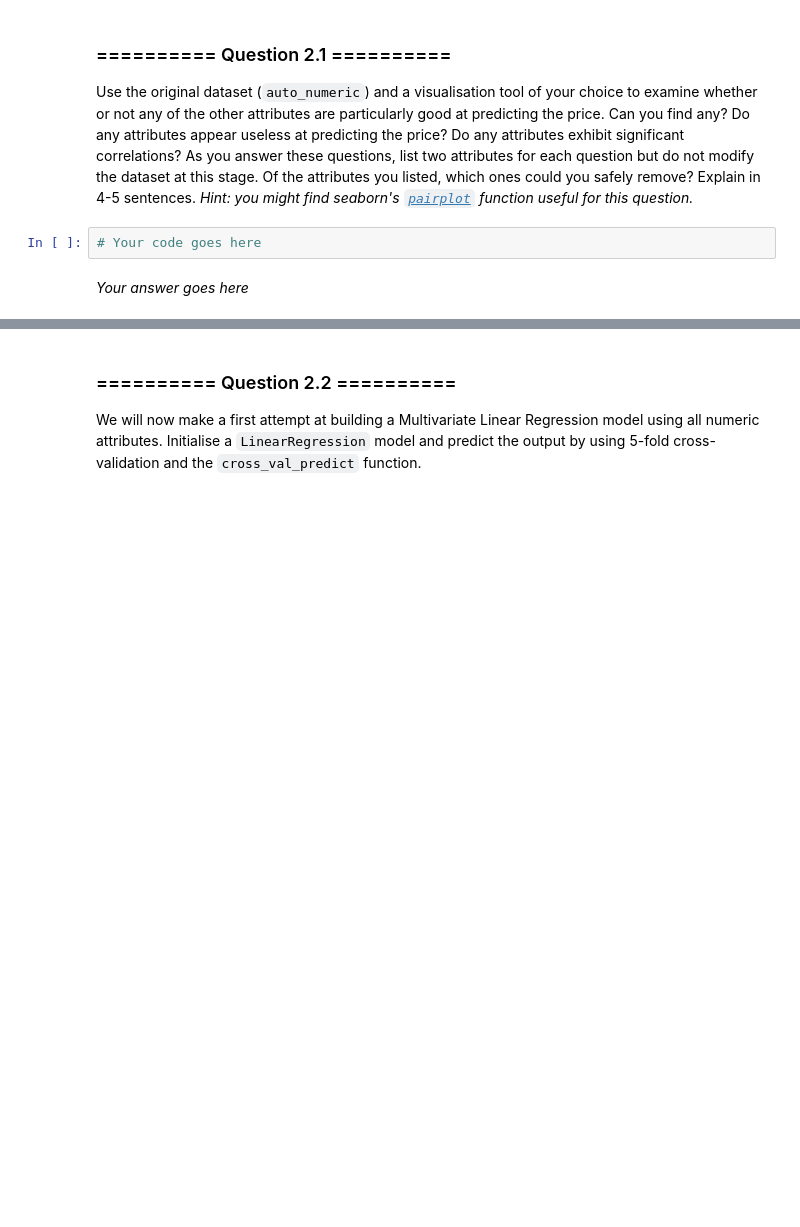
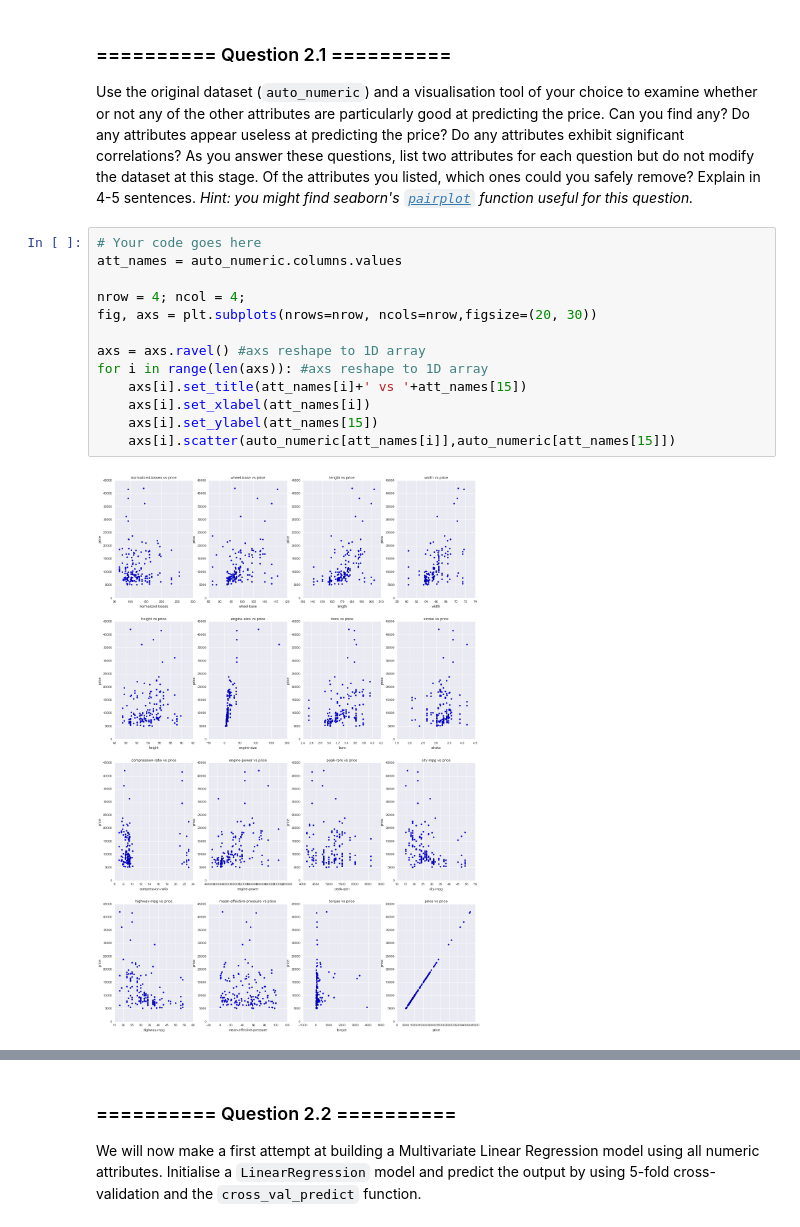
Before and after one commit to richardharmadi/iaml, a Jupyter notebook: 05_Assignment_2.ipynb, the cells around one changed output, grey strips where cells are left out. Cells and saved outputs as stored; diff of their text form; blank space fills up the shorter version.

```diff
--- a/05_Assignment_2.ipynb
+++ b/05_Assignment_2.ipynb
@@ -474,7 +459,18 @@ In this Section we will fit a Multivariate Linear Regression model (LinearRegres
 # %% [markdown]
 ### ========== Question 2.1 ==========
 Use the original dataset (`auto_numeric`) and a visualisation tool of your choice to examine whether or not any of the other attributes are particularly good at predicting the price. Can you find any? Do any attributes appear useless at predicting the price? Do any attributes exhibit significant correlations? As you answer these questions, list two attributes for each question but do not modify the dataset at this stage. Of the attributes you listed, which ones could you safely remove? Explain in 4-5 sentences. *Hint: you might find seaborn's [`pairplot`](https://stanford.edu/~mwaskom/software/seaborn/generated/seaborn.pairplot.html) function useful for this question.*
-# %%
-# Your code goes here
-# %% [markdown]
-*Your answer goes here*
+# %%
+# Your code goes here
+att_names = auto_numeric.columns.values
+
+nrow = 4; ncol = 4;
+fig, axs = plt.subplots(nrows=nrow, ncols=nrow,figsize=(20, 30))
+
+axs = axs.ravel() #axs reshape to 1D array
+for i in range(len(axs)): #axs reshape to 1D array
+    axs[i].set_title(att_names[i]+' vs '+att_names[15])
+    axs[i].set_xlabel(att_names[i])
+    axs[i].set_ylabel(att_names[15])
+    axs[i].scatter(auto_numeric[att_names[i]],auto_numeric[att_names[15]])
+# %% [output]
+[figure, added]
```
Also changed, not shown: parts of 26 cells of this notebook, 1 other file.
